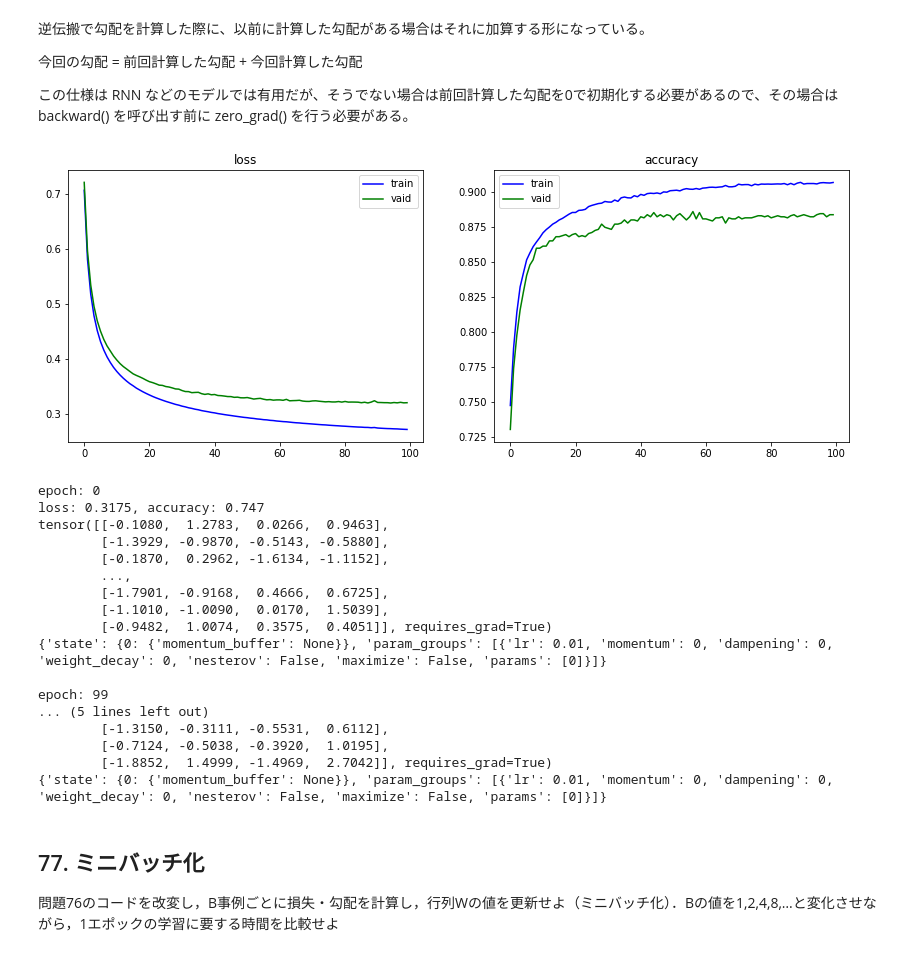
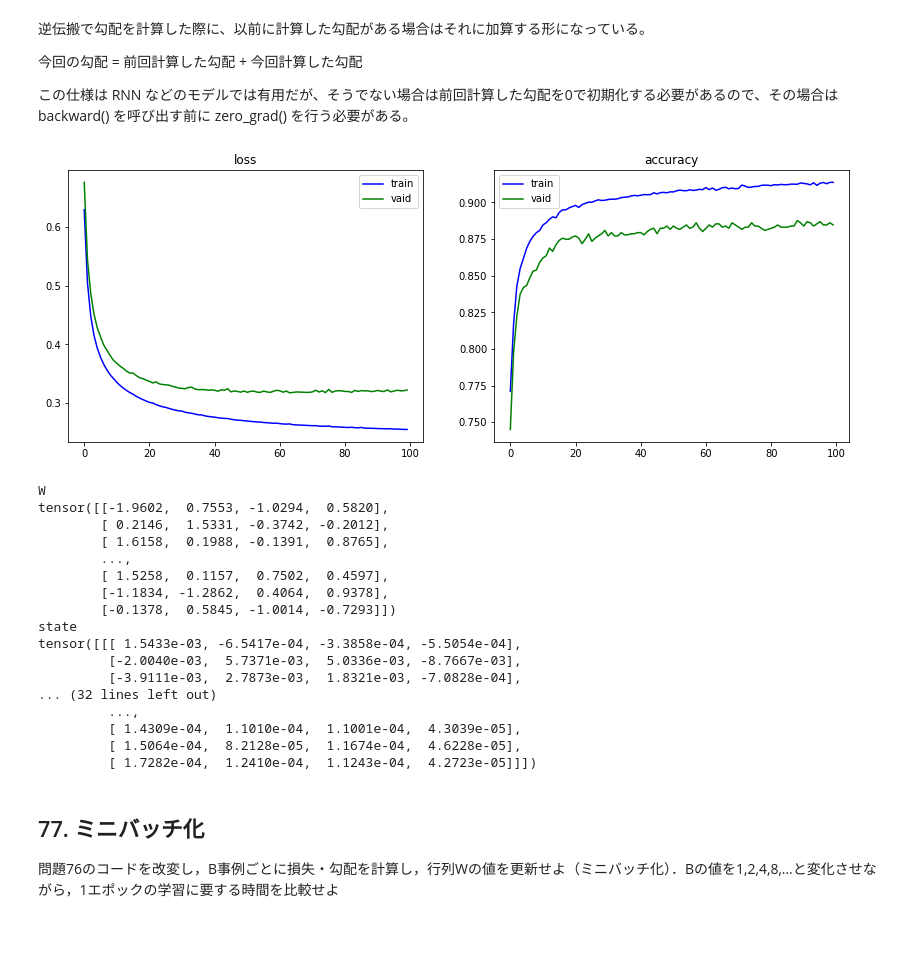
Before and after one commit to Nshisei/NLP100knock, a Jupyter notebook: NLP100knock_08.ipynb, the cells around one changed output. Drawn from its saved outputs; the diff is of its cells as text; code cells hidden in the pictures.

```diff
--- a/NLP100knock_08.ipynb
+++ b/NLP100knock_08.ipynb
@@ -472,6 +531,19 @@ param_groups:  [{'lr': 0.001, 'momentum': 0.9, 'dampening': 0, 'weight_decay': 0
 
 
 この仕様は RNN などのモデルでは有用だが、そうでない場合は前回計算した勾配を0で初期化する必要があるので、その場合は backward() を呼び出す前に zero_grad() を行う必要がある。
+# %%
+def adam(W,grad,m,v):
+    a=0.001;b1=0.9;b2=0.999;e=0.00000001
+    m = b1*m+(1-b1)*grad
+    v = b2*v+(1-b2)*grad*grad
+    m_ = m/(1-b1)
+    v_ = v/(1-b2)
+    W = W - a*m_/(torch.sqrt(v_)+e)
+    return W, m, v
+
+def save_checkpoints(W,m,v,epoch):
+    torch.save(W,f'./76checkpoints/epoch{epoch}_W.pt')
+    torch.save(torch.stack([m,v]),f'./76checkpoints/epoch{epoch}_state.pt')
 # %%
 import torch.optim as optim
 import os
@@ -483,9 +555,7 @@ ds = TensorDataset(x_train, y_train)
 loader = DataLoader(ds, batch_size=1, shuffle=True)
 
 # 行列W
-W = torch.randn(300, 4, requires_grad=True)
-# 損失関数
-loss_fn = torch.nn.CrossEntropyLoss()
+W = torch.randn(300, 4)
 
 train_losses = [] # 学習データの損失
 train_accuracies = [] # 学習データの正解率
@@ -493,72 +563,75 @@ valid_losses = [] # 検証データの損失
 valid_accuracies = [] # 検証データの正解率
 
 # 最適化
-optimizer = optim.SGD([W], lr=0.01)
+# adamのパラメータ
+m=0; v=0
+
 # checkpoint用フォルダ
 path = './SGDparams'
 shutil.rmtree(path)
 os.makedirs(path, exist_ok=True)
 
 for epoch in range(100):
     x = [i for i in range(epoch+1)] # グラフx軸
     for inputs, targets in loader:
         # 損失
-        loss = loss_fn(torch.matmul(inputs, W), targets)
+        pred_y = softmax(torch.matmul(inputs, W))
+        loss = cross_entropy(pred_y, targets)
         # 勾配
-        optimizer.zero_grad() # 勾配を初期化
-        loss.backward()
+        grad = gradient(inputs, targets, W)
         # 更新
-        optimizer.step()
+        W, m, v = adam(W,grad,m,v) #重み更新
 
     # 学習の進捗
     with torch.no_grad():
         # 訓練
         train_pred = pred(x_train, W)
         train_accuracy = accuracy(train_pred, y_train)
-        train_loss = loss_fn(torch.matmul(x_train, W), y_train).item()
+        train_loss = cross_entropy(softmax(torch.matmul(x_train, W)), y_train)
         # 検証
         valid_pred = pred(x_valid, W)
         valid_accuracy = accuracy(valid_pred, y_valid)
-        valid_loss = loss_fn(torch.matmul(x_valid, W), y_valid).item()
+        valid_loss = cross_entropy(softmax(torch.matmul(x_valid, W)), y_valid)
 
     # 保存
     train_losses.append(train_loss)
     train_accuracies.append(train_accuracy)
     valid_losses.append(valid_loss)
     valid_accuracies.append(valid_accuracy)
 
     # グラフの描画
     live_plot(train_losses, train_accuracies, valid_losses, valid_accuracies)
 
     # チェックポイントの保存
-    torch.save({'epoch': epoch, 'W': W, 'optimizer_state_dict': optimizer.state_dict(),'loss': loss, 'accuracy': train_accuracy}, f'{path}/epoch_{epoch}')
+    save_checkpoints(W,m,v,epoch)
 # %% [output]
-[figure, old version]
+[figure, new version]
 # %%
 for epoch in ['0', '99']:
-    checkpoint = torch.load(f'{path}/epoch_{epoch}')
-    print(f'epoch: {epoch}')
-    print(f"loss: {checkpoint['loss']:.4f}, accuracy: {checkpoint['accuracy']:.3f}")
-    print(checkpoint['W'])
-    print(checkpoint['optimizer_state_dict'], '\n')
+    checkpoint = torch.load(f'./76checkpoints/epoch{epoch}_W.pt')
+    print('W')
+    print(checkpoint)
+    print('state')
+    states = torch.load(f'./76checkpoints/epoch{epoch}_state.pt')
+    print(states)
 # %% [output]
-epoch: 0
-loss: 0.3175, accuracy: 0.747
-tensor([[-0.1080,  1.2783,  0.0266,  0.9463],
-        [-1.3929, -0.9870, -0.5143, -0.5880],
-        [-0.1870,  0.2962, -1.6134, -1.1152],
+W
+tensor([[-1.9602,  0.7553, -1.0294,  0.5820],
+        [ 0.2146,  1.5331, -0.3742, -0.2012],
+        [ 1.6158,  0.1988, -0.1391,  0.8765],
         ...,
-        [-1.7901, -0.9168,  0.4666,  0.6725],
-        [-1.1010, -1.0090,  0.0170,  1.5039],
-        [-0.9482,  1.0074,  0.3575,  0.4051]], requires_grad=True)
-{'state': {0: {'momentum_buffer': None}}, 'param_groups': [{'lr': 0.01, 'momentum': 0, 'dampening': 0, 'weight_decay': 0, 'nesterov': False, 'maximize': False, 'params': [0]}]}
-
-epoch: 99
-... (5 lines left out)
-        [-1.3150, -0.3111, -0.5531,  0.6112],
-        [-0.7124, -0.5038, -0.3920,  1.0195],
-        [-1.8852,  1.4999, -1.4969,  2.7042]], requires_grad=True)
-{'state': {0: {'momentum_buffer': None}}, 'param_groups': [{'lr': 0.01, 'momentum': 0, 'dampening': 0, 'weight_decay': 0, 'nesterov': False, 'maximize': False, 'params': [0]}]}
+        [ 1.5258,  0.1157,  0.7502,  0.4597],
+        [-1.1834, -1.2862,  0.4064,  0.9378],
+        [-0.1378,  0.5845, -1.0014, -0.7293]])
+state
+tensor([[[ 1.5433e-03, -6.5417e-04, -3.3858e-04, -5.5054e-04],
+         [-2.0040e-03,  5.7371e-03,  5.0336e-03, -8.7667e-03],
+         [-3.9111e-03,  2.7873e-03,  1.8321e-03, -7.0828e-04],
+... (32 lines left out)
+         ...,
+         [ 1.4309e-04,  1.1010e-04,  1.1001e-04,  4.3039e-05],
+         [ 1.5064e-04,  8.2128e-05,  1.1674e-04,  4.6228e-05],
+         [ 1.7282e-04,  1.2410e-04,  1.1243e-04,  4.2723e-05]]])
 # %% [markdown]
 ## 77. ミニバッチ化
 問題76のコードを改変し，B事例ごとに損失・勾配を計算し，行列Wの値を更新せよ（ミニバッチ化）．Bの値を1,2,4,8,…と変化させながら，1エポックの学習に要する時間を比較せよ
```
Also changed, not shown: parts of 20 cells of this notebook.
